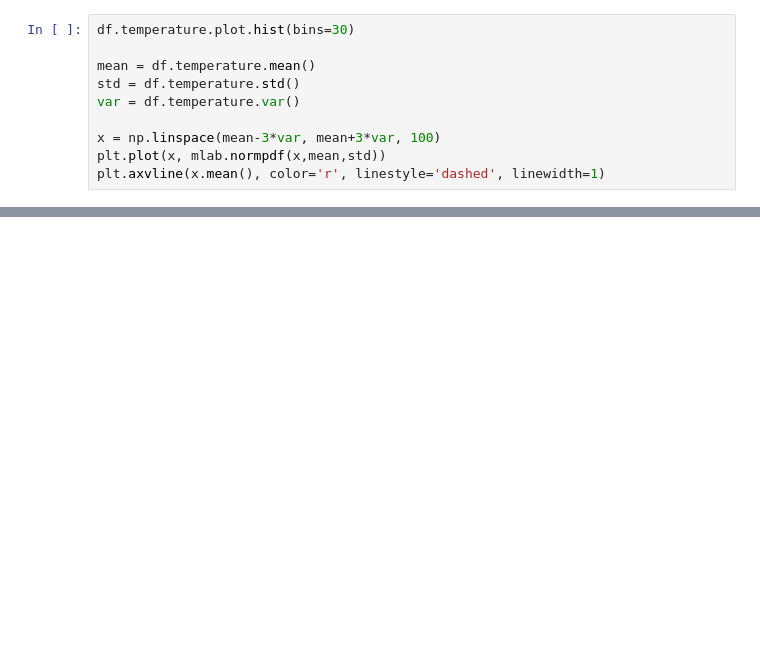
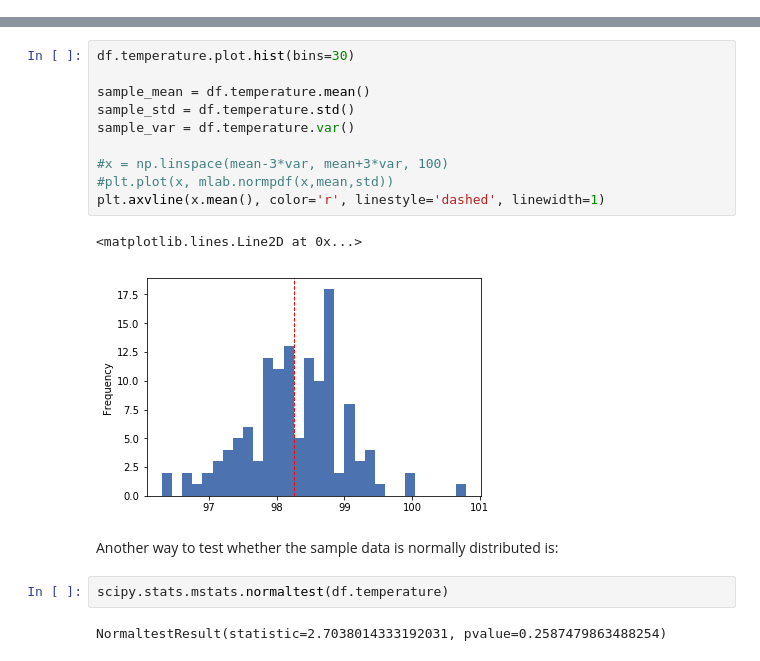
Before and after one commit to gussie/Springboard_data_science, a Jupyter notebook: EDA1_HumanBodyTemp.ipynb, the cells around one changed output, grey strips where cells are left out. Drawn from its saved outputs; the diff is of its cells as text; blank space fills up the shorter version.

```diff
--- a/EDA1_HumanBodyTemp.ipynb
+++ b/EDA1_HumanBodyTemp.ipynb
@@ -82,10 +0,0 @@ df.describe()
-# %%
-df.temperature.plot.hist(bins=30)
-
-mean = df.temperature.mean()
-std = df.temperature.std()
-var = df.temperature.var()
-
-x = np.linspace(mean-3*var, mean+3*var, 100)
-plt.plot(x, mlab.normpdf(x,mean,std))
-plt.axvline(x.mean(), color='r', linestyle='dashed', linewidth=1)
@@ -226,0 +45,19 @@ Said another way, the z-score for this hyporthesis test is 0.28, which is well w
+# %%
+df.temperature.plot.hist(bins=30)
+
+sample_mean = df.temperature.mean()
+sample_std = df.temperature.std()
+sample_var = df.temperature.var()
+
+#x = np.linspace(mean-3*var, mean+3*var, 100)
+#plt.plot(x, mlab.normpdf(x,mean,std))
+plt.axvline(x.mean(), color='r', linestyle='dashed', linewidth=1)
+# %% [output]
+<matplotlib.lines.Line2D at 0x...>
+[figure, added]
+# %% [markdown]
+Another way to test whether the sample data is normally distributed is:
+# %%
+scipy.stats.mstats.normaltest(df.temperature)
+# %% [output]
+NormaltestResult(statistic=2.7038014333192031, pvalue=0.2587479863488254)
```
Also changed, not shown: parts of 56 cells of this notebook.
